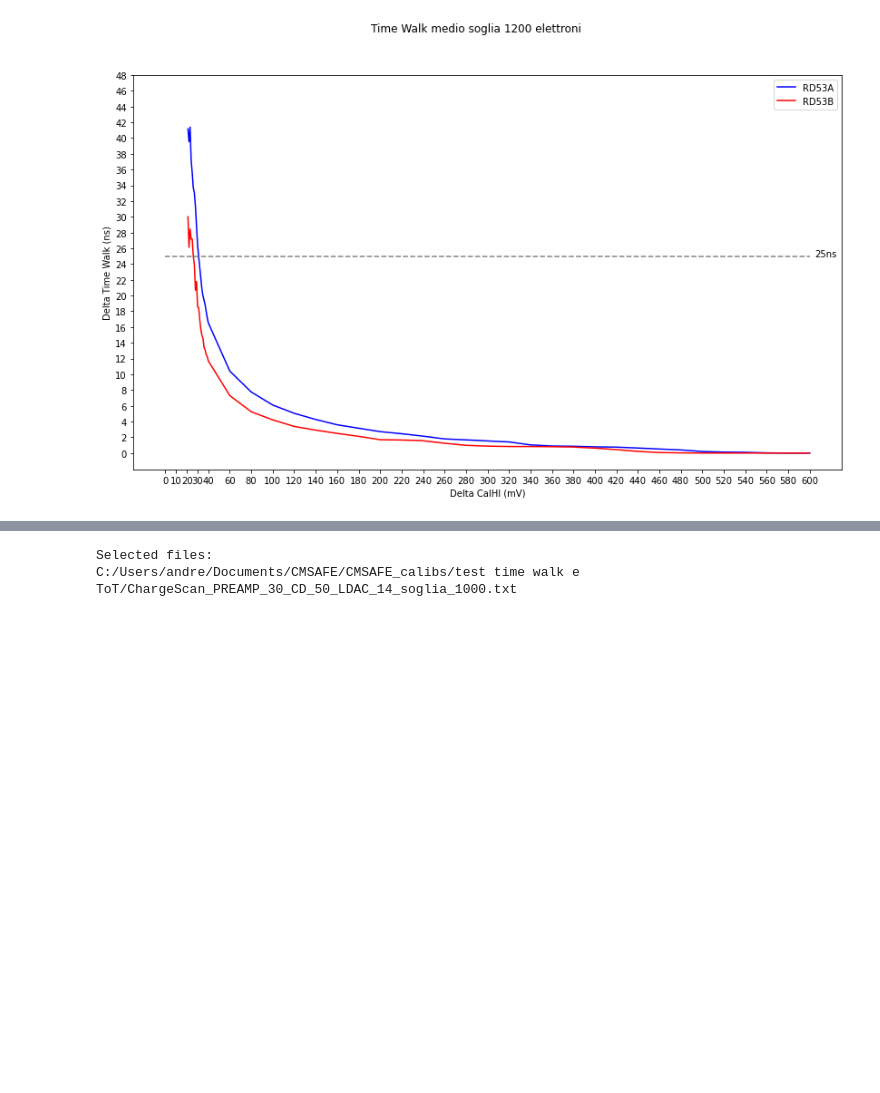
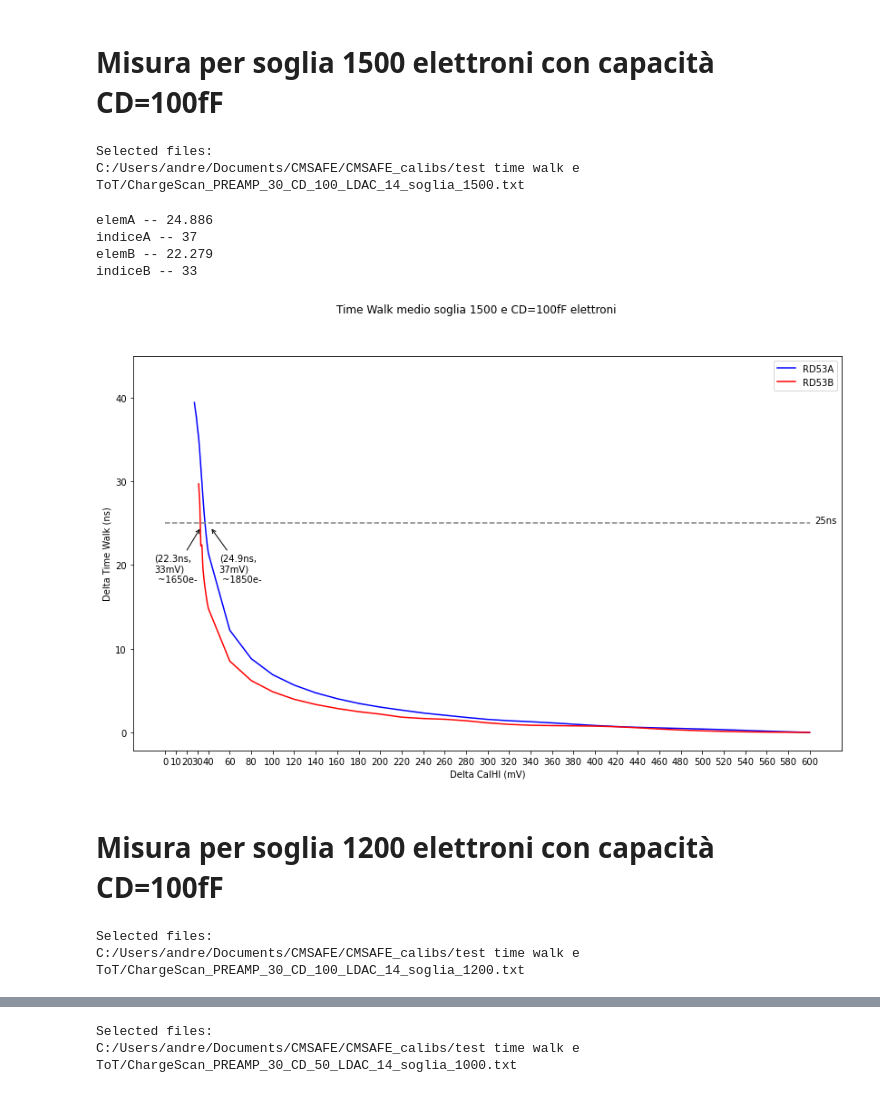
Before and after one commit to agalliani/CMSAFE, a Jupyter notebook: Script/Time Walk.ipynb, the cells around one changed output, grey strips where cells are left out. Saved outputs shown, nothing was run; the diff lists cells and outputs as text; code cells hidden in the pictures; blank space fills up the shorter version.

```diff
--- a/Script/Time Walk.ipynb
+++ b/Script/Time Walk.ipynb
@@ -41,5 +37,3 @@ def parseTxtChargeScan(file):
                 tw_m.append(tw)
                 tw_s.append(ts)
     return pd.DataFrame(list(zip(channel, tw_m, tw_s)), columns = ["Channel", "tw_m", "tw_s"]), points
-# %%
-dataframe, points = parseTxtChargeScan(button.files[0])
@@ -97,4 +135,24 @@ def plotTimeWalkMedio(dataA, dataB, x, soglia):
-# %%
-plotTimeWalkMedio(dataA, dataB, points, "1200")
-# %% [output]
-[figure, removed]
+# %% [markdown]
+# Misura per soglia 1500 elettroni con capacità CD=100fF
+# %%
+button1500 = selectFiles() #è possibile selezionare più files
+# %% [output]
+Selected files:
+C:/Users/andre/Documents/CMSAFE/CMSAFE_calibs/test time walk e ToT/ChargeScan_PREAMP_30_CD_100_LDAC_14_soglia_1500.txt
+# %%
+dataframe1500, points = parseTxtChargeScan(button1500.files[0])
+dataA1500, dataB1500 = filterAB(dataframe1500)
+plotTimeWalkMedio(dataA1500, dataB1500, points, "1500 e CD=100fF")
+# %% [output]
+elemA -- 24.886
+indiceA -- 37
+elemB -- 22.279
+indiceB -- 33
+[figure, added]
+# %% [markdown]
+# Misura per soglia 1200 elettroni con capacità CD=100fF
+# %%
+button1200 = selectFiles() #è possibile selezionare più files
+# %% [output]
+Selected files:
+C:/Users/andre/Documents/CMSAFE/CMSAFE_calibs/test time walk e ToT/ChargeScan_PREAMP_30_CD_100_LDAC_14_soglia_1200.txt
```
Also changed, not shown: parts of 12 cells of this notebook, 32 other files.
